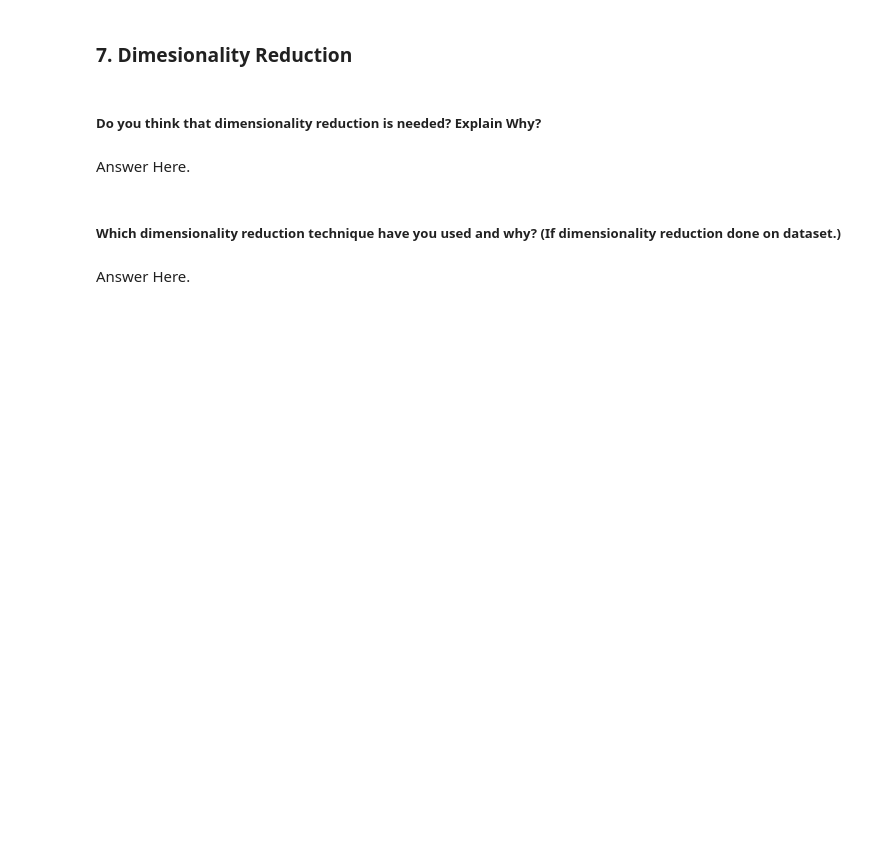
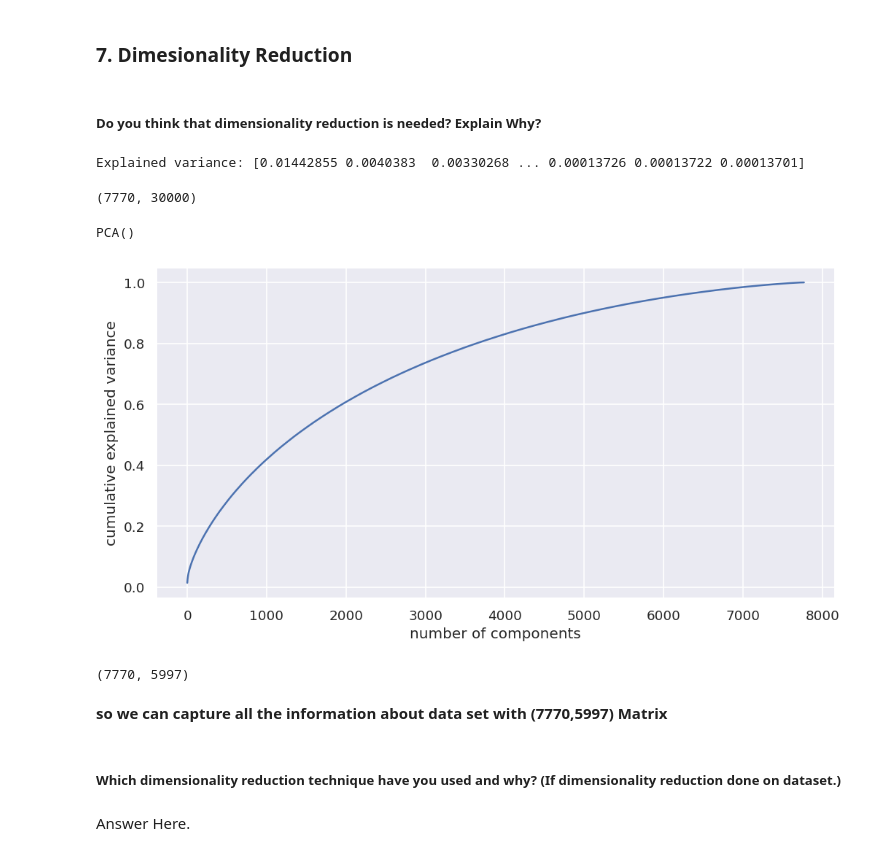
Before and after one commit to Ajay07pandey/Netflix-Movies-and-TV-Shows-Clustering, a Jupyter notebook: Netflix_movie_and_TV_show_Clustering_Ajay.ipynb, the cells around one changed output. Saved outputs shown, nothing was run; the diff lists cells and outputs as text; code cells hidden in the pictures; blank space fills up the shorter version.

```diff
--- a/Netflix_movie_and_TV_show_Clustering_Ajay.ipynb
+++ b/Netflix_movie_and_TV_show_Clustering_Ajay.ipynb
@@ -1503,0 +1672,13 @@ Answer Here.
+# %%
+# Vectorizing Text
+# Importing needed libraries
+from sklearn.feature_extraction.text import TfidfVectorizer
+
+# Creating instance
+tfidfv = TfidfVectorizer(max_features=30000)
+# %%
+# Fitting on TfidfVectorizer
+x= tfidfv.fit_transform(df_new['content_detail'])
+
+# Checking shape of the formed document matrix
+print(x.shape)
@@ -1539,5 +1720,3 @@ Answer Here.
 ### 7. Dimesionality Reduction
 # %% [markdown]
 ##### Do you think that dimensionality reduction is needed? Explain Why?
-# %% [markdown]
-Answer Here.
@@ -1546,3 +1723,49 @@ Answer Here.
+# %%
+# Dimensionality Reduction
+# Importing PCA from sklearn
+from sklearn.decomposition import IncrementalPCA
+
+# Defining PCA object with desired number of components
+ipca = IncrementalPCA(batch_size=2000)
+
+# Fitting the PCA model
+ipca.fit(x)
+
+# percent of variance captured by each component
+variance = ipca.explained_variance_ratio_
+print(f"Explained variance: {variance}")
+# %% [output]
+Explained variance: [0.01442855 0.0040383  0.00330268 ... 0.00013726 0.00013722 0.00013701]
+# %%
+x.shape
+# %% [output]
+(7770, 30000)
+# %%
+# Importing PCA from sklearn
+from sklearn.decomposition import PCA
+pca = PCA()
+pca.fit(x.toarray())
+# %% [output]
+PCA()
+# %%
+# Lets plot explained var v/s comp to check how many components to be considered.
+plt.figure(figsize=(10,5), dpi=120)
+plt.plot(np.cumsum(pca.explained_variance_ratio_))
+plt.xlabel('number of components')
+plt.ylabel('cumulative explained variance')
+plt.show()
+# %% [output]
+[figure, added]
+# %%
+# Now we are passing the argument so that we can capture 95% of varience.
+pca_tuned = PCA(n_components=0.95)
+pca_tuned.fit(x.toarray())
+X_transformed = pca_tuned.transform(x.toarray())
+X_transformed.shape
+# %% [output]
+(7770, 5997)
+# %% [markdown]
+**so we can capture all the information about data set with (7770,5997) Matrix**
 # %% [markdown]
 ##### Which dimensionality reduction technique have you used and why? (If dimensionality reduction done on dataset.)
 # %% [markdown]
```
Also changed, not shown: parts of 60 cells of this notebook.
